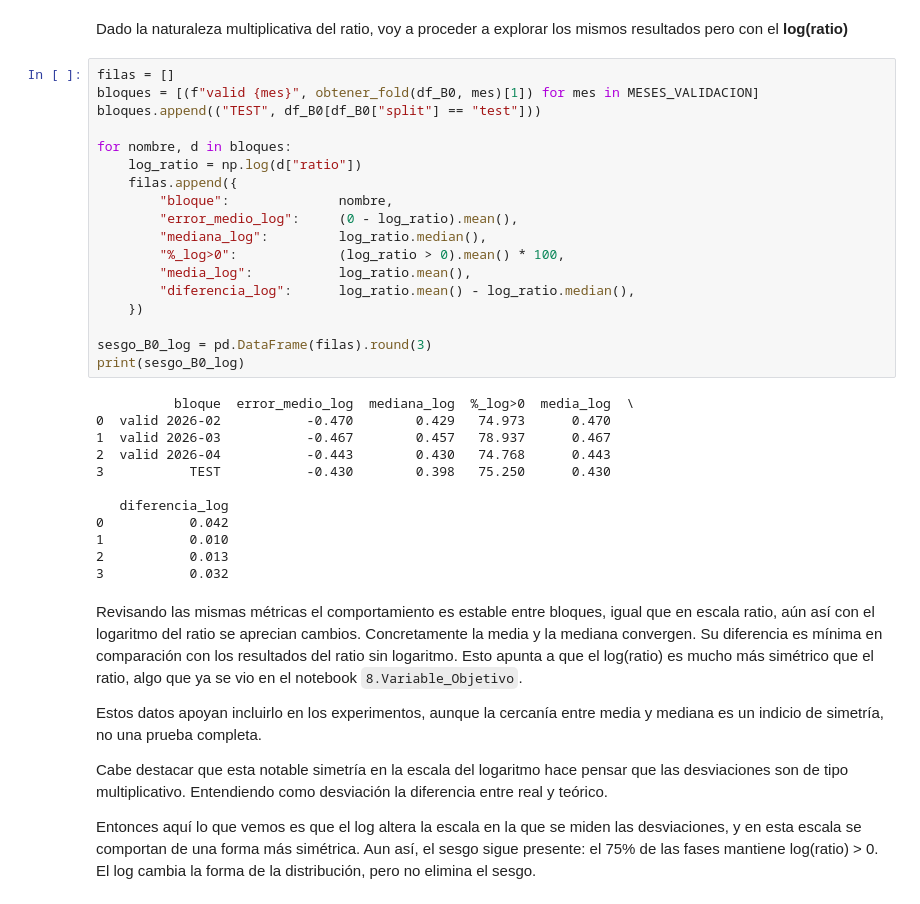
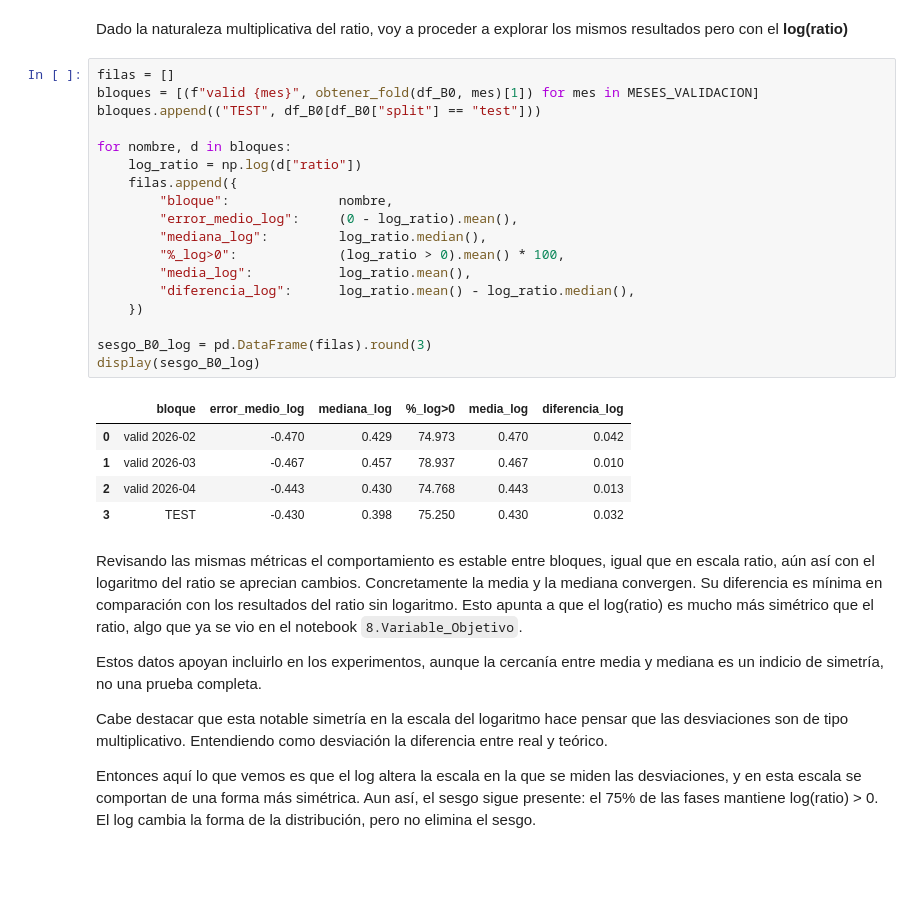
Before and after one commit to muntrans/TFM, a Jupyter notebook: 10.Modelado/10.1_Baselines.ipynb, the cells around one changed output. Drawn from its saved outputs; the diff is of its cells as text; blank space fills up the shorter version.

```diff
--- a/10.Modelado/10.1_Baselines.ipynb
+++ b/10.Modelado/10.1_Baselines.ipynb
@@ -96,33 +92,27 @@ Dado la naturaleza multiplicativa del ratio, voy a proceder a explorar los mismo
 # %%
 filas = []
 bloques = [(f"valid {mes}", obtener_fold(df_B0, mes)[1]) for mes in MESES_VALIDACION]
 bloques.append(("TEST", df_B0[df_B0["split"] == "test"]))
 
 for nombre, d in bloques:
     log_ratio = np.log(d["ratio"])
     filas.append({
         "bloque":              nombre,
         "error_medio_log":     (0 - log_ratio).mean(),
         "mediana_log":         log_ratio.median(),
         "%_log>0":             (log_ratio > 0).mean() * 100,
         "media_log":           log_ratio.mean(),
         "diferencia_log":      log_ratio.mean() - log_ratio.median(),
     })
 
 sesgo_B0_log = pd.DataFrame(filas).round(3)
-print(sesgo_B0_log)
+display(sesgo_B0_log)
 # %% [output]
-          bloque  error_medio_log  mediana_log  %_log>0  media_log  \
-0  valid 2026-02           -0.470        0.429   74.973      0.470
-1  valid 2026-03           -0.467        0.457   78.937      0.467
-2  valid 2026-04           -0.443        0.430   74.768      0.443
-3           TEST           -0.430        0.398   75.250      0.430
-
-   diferencia_log
-0           0.042
-1           0.010
-2           0.013
-3           0.032
+|  | bloque | error_medio_log | mediana_log | %_log>0 | media_log | diferencia_log |
+| 0 | valid 2026-02 | -0.470 | 0.429 | 74.973 | 0.470 | 0.042 |
+| 1 | valid 2026-03 | -0.467 | 0.457 | 78.937 | 0.467 | 0.010 |
+| 2 | valid 2026-04 | -0.443 | 0.430 | 74.768 | 0.443 | 0.013 |
+| 3 | TEST | -0.430 | 0.398 | 75.250 | 0.430 | 0.032 |
 # %% [markdown]
 Revisando las mismas métricas el comportamiento es estable entre bloques, igual que en escala ratio, aún así con el logaritmo del ratio se aprecian cambios. Concretamente la media y la mediana convergen. Su diferencia es mínima en comparación con los resultados del ratio sin logaritmo. Esto apunta a que el log(ratio) es mucho más simétrico que el ratio, algo que ya se vio en el notebook `8.Variable_Objetivo`.
 
```
Also changed, not shown: parts of 7 cells of this notebook, 7 other files.
